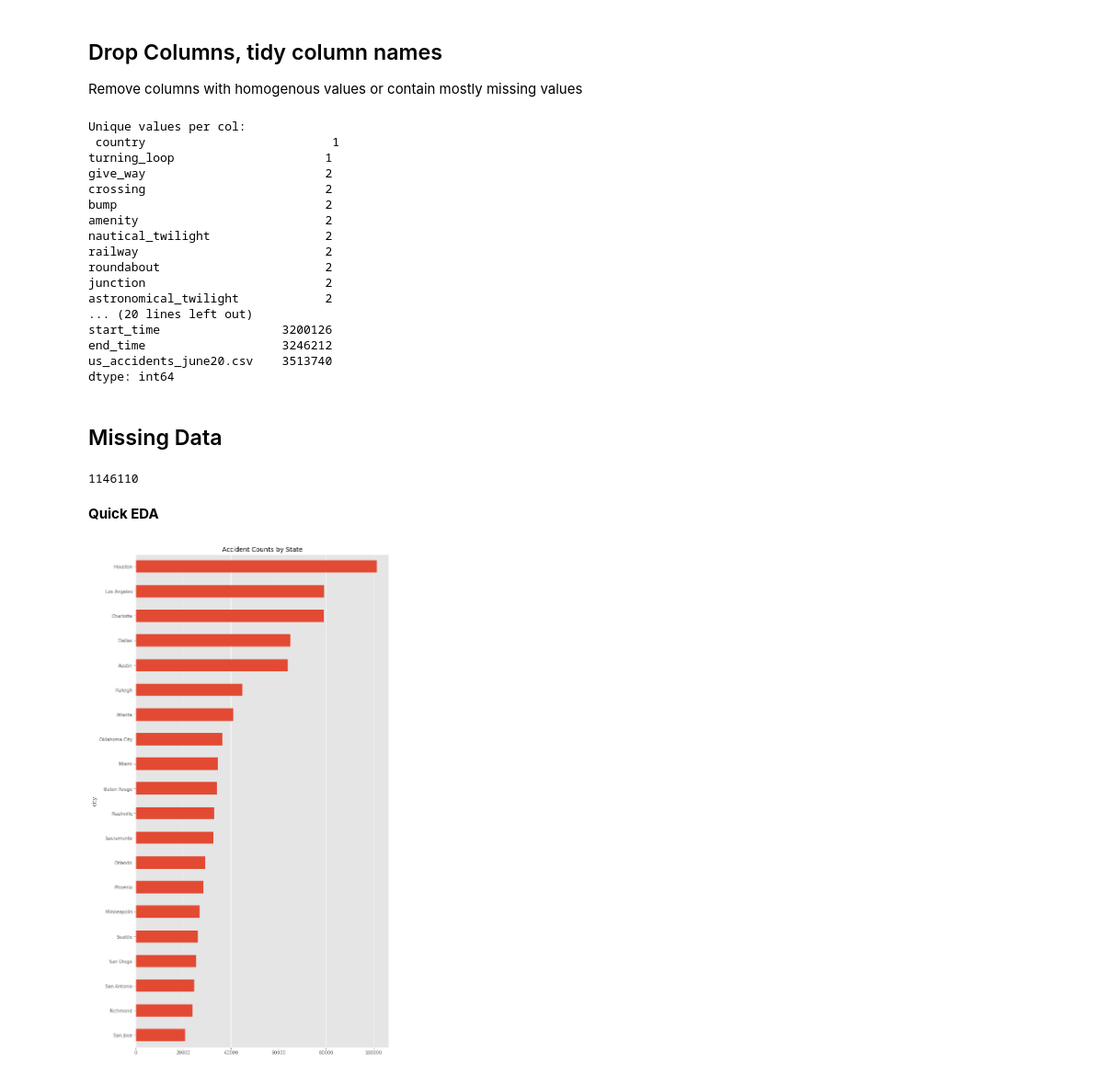
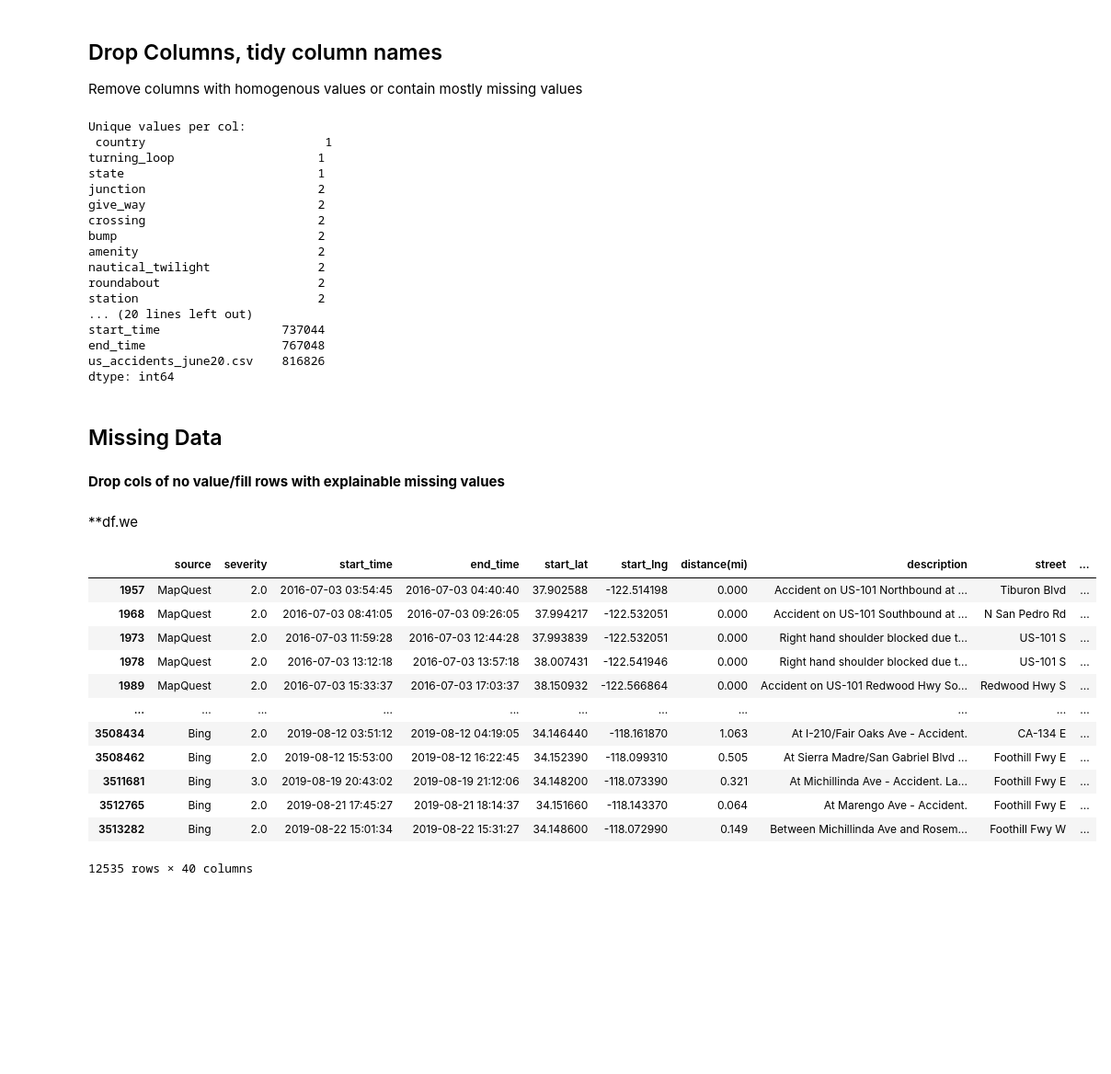
Before and after one commit to KishenSharma6/Traffic-Accident-Analysis, a Jupyter notebook: Project_Codes/01_Data_Cleaning/2020_0727_Data_Cleaning.ipynb, the cells around one changed output. Shown at 92% size. Cells and saved outputs as stored; diff of their text form; code cells hidden in the pictures; blank space fills up the shorter version.

Commit message:
CLeaning through majority missing values completed

```diff
--- a/Project_Codes/01_Data_Cleaning/2020_0727_Data_Cleaning.ipynb
+++ b/Project_Codes/01_Data_Cleaning/2020_0727_Data_Cleaning.ipynb
@@ -125,42 +177,50 @@ df.columns = [x.lower() for x in df.columns]
 print('Unique values per col:\n', df.select_dtypes(exclude='float64').nunique().sort_values())
 
 #Drop cols
-df.drop(['us_accidents_june20.csv', 'turning_loop','country', ],axis = 1, inplace = True)
+df.drop(['us_accidents_june20.csv', 'turning_loop','country', 'state'],axis = 1, inplace = True)
 # %% [output]
 Unique values per col:
- country                          1
-turning_loop                     1
-give_way                         2
-crossing                         2
-bump                             2
-amenity                          2
-nautical_twilight                2
-railway                          2
-roundabout                       2
-junction                         2
-astronomical_twilight            2
+ country                         1
+turning_loop                    1
+state                           1
+junction                        2
+give_way                        2
+crossing                        2
+bump                            2
+amenity                         2
+nautical_twilight               2
+roundabout                      2
+station                         2
 ... (20 lines left out)
-start_time                 3200126
-end_time                   3246212
-us_accidents_june20.csv    3513740
+start_time                 737044
+end_time                   767048
+us_accidents_june20.csv    816826
 dtype: int64
 # %% [markdown]
 ## Missing Data
-# %%
-df.groupby('state')['severity'].count().sort_values(ascending =False).head(2).sum()
-# %% [output]
-1146110
-# %% [markdown]
-**Quick EDA**
-# %%
-#Create figure
-f, ax = plt.subplots(figsize = (10,20))
-
-#Plot accident counts by state
-df.groupby('city')['severity'].count().sort_values().tail(20).plot(kind = 'barh', ax=ax)
-
-#Set plot aesthetics
-ax.set_title('Accident Counts by State', fontsize = 14)
-ax.grid(b=False, which = 'major', axis= 'y')
-# %% [output]
-[figure, removed]
+# %% [markdown]
+**Drop cols of no value/fill rows with explainable missing values**
+# %%
+#DROP number, end_lng, end_lat, tmc, wind_chill
+df.drop(['number', 'end_lng','end_lat', 'tmc','wind_chill(f)'], axis = 1, inplace = True)
+
+#Fillna in precipitation and wind_speed with 0.
+df[['precipitation(in)','wind_speed(mph)']] = df[['precipitation(in)','wind_speed(mph)']].fillna(0, axis = 1)
+# %% [markdown]
+**df.we
+# %%
+df.loc[df.weather_timestamp.isna()]
+# %% [output]
+|  | source | severity | start_time | end_time | start_lat | start_lng | distance(mi) | description | street | ... |
+| 1957 | MapQuest | 2.0 | 2016-07-03 03:54:45 | 2016-07-03 04:40:40 | 37.902588 | -122.514198 | 0.000 | Accident on US-101 Northbound at ... | Tiburon Blvd | ... |
+| 1968 | MapQuest | 2.0 | 2016-07-03 08:41:05 | 2016-07-03 09:26:05 | 37.994217 | -122.532051 | 0.000 | Accident on US-101 Southbound at ... | N San Pedro Rd | ... |
+| 1973 | MapQuest | 2.0 | 2016-07-03 11:59:28 | 2016-07-03 12:44:28 | 37.993839 | -122.532051 | 0.000 | Right hand shoulder blocked due t... | US-101 S | ... |
+| 1978 | MapQuest | 2.0 | 2016-07-03 13:12:18 | 2016-07-03 13:57:18 | 38.007431 | -122.541946 | 0.000 | Right hand shoulder blocked due t... | US-101 S | ... |
+| 1989 | MapQuest | 2.0 | 2016-07-03 15:33:37 | 2016-07-03 17:03:37 | 38.150932 | -122.566864 | 0.000 | Accident on US-101 Redwood Hwy So... | Redwood Hwy S | ... |
+| ... | ... | ... | ... | ... | ... | ... | ... | ... | ... | ... |
+| 3508434 | Bing | 2.0 | 2019-08-12 03:51:12 | 2019-08-12 04:19:05 | 34.146440 | -118.161870 | 1.063 | At I-210/Fair Oaks Ave - Accident. | CA-134 E | ... |
+| 3508462 | Bing | 2.0 | 2019-08-12 15:53:00 | 2019-08-12 16:22:45 | 34.152390 | -118.099310 | 0.505 | At Sierra Madre/San Gabriel Blvd ... | Foothill Fwy E | ... |
+| 3511681 | Bing | 3.0 | 2019-08-19 20:43:02 | 2019-08-19 21:12:06 | 34.148200 | -118.073390 | 0.321 | At Michillinda Ave - Accident. La... | Foothill Fwy E | ... |
+| 3512765 | Bing | 2.0 | 2019-08-21 17:45:27 | 2019-08-21 18:14:37 | 34.151660 | -118.143370 | 0.064 | At Marengo Ave - Accident. | Foothill Fwy E | ... |
+| 3513282 | Bing | 2.0 | 2019-08-22 15:01:34 | 2019-08-22 15:31:27 | 34.148600 | -118.072990 | 0.149 | Between Michillinda Ave and Rosem... | Foothill Fwy W | ... |
+12535 rows × 40 columns
```
Also changed, not shown: parts of 8 cells of this notebook.
